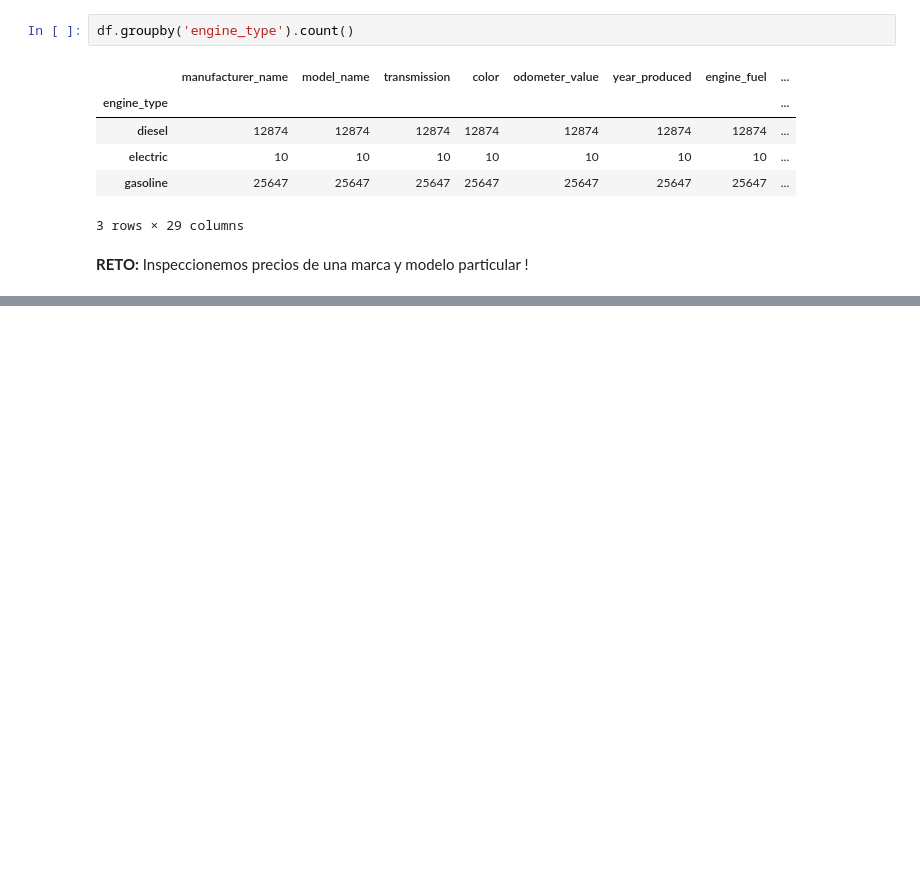
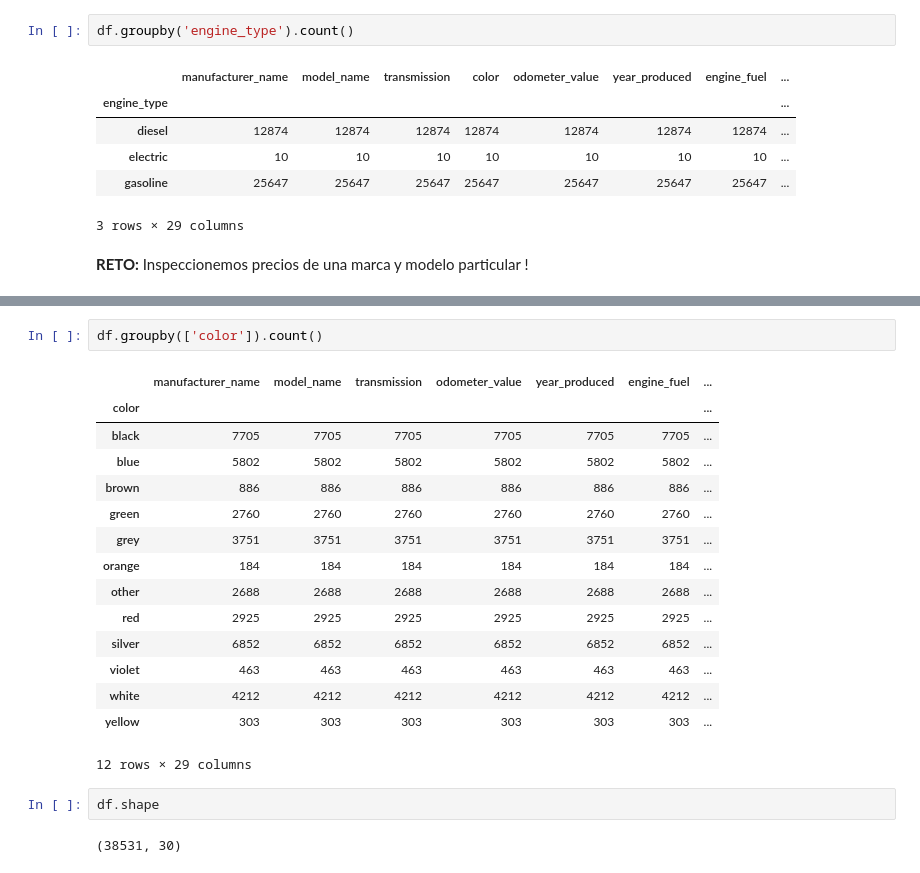
Before and after one commit to joelbarranteswins/Platzi-Courses, a Jupyter notebook: Data Science/17 Matemáticas para Data Science - Estadística Descriptiva/scripts/2_medidas_de_tendencia_central.ipynb, the cells around one changed output, grey strips where cells are left out. Saved outputs shown, nothing was run; the diff lists cells and outputs as text; blank space fills up the shorter version.

```diff
--- a/Data Science/17 Matemáticas para Data Science - Estadística Descriptiva/scripts/2_medidas_de_tendencia_central.ipynb
+++ b/Data Science/17 Matemáticas para Data Science - Estadística Descriptiva/scripts/2_medidas_de_tendencia_central.ipynb
@@ -105,0 +126,22 @@ Created in <span style='font-weight:600;margin-left:4px;'>Deepnote</span></a>
+# %%
+df.groupby(['color']).count()
+# %% [output]
+|  | manufacturer_name | model_name | transmission | odometer_value | year_produced | engine_fuel | ... |
+| color |  |  |  |  |  |  | ... |
+| black | 7705 | 7705 | 7705 | 7705 | 7705 | 7705 | ... |
+| blue | 5802 | 5802 | 5802 | 5802 | 5802 | 5802 | ... |
+| brown | 886 | 886 | 886 | 886 | 886 | 886 | ... |
+| green | 2760 | 2760 | 2760 | 2760 | 2760 | 2760 | ... |
+| grey | 3751 | 3751 | 3751 | 3751 | 3751 | 3751 | ... |
+| orange | 184 | 184 | 184 | 184 | 184 | 184 | ... |
+| other | 2688 | 2688 | 2688 | 2688 | 2688 | 2688 | ... |
+| red | 2925 | 2925 | 2925 | 2925 | 2925 | 2925 | ... |
+| silver | 6852 | 6852 | 6852 | 6852 | 6852 | 6852 | ... |
+| violet | 463 | 463 | 463 | 463 | 463 | 463 | ... |
+| white | 4212 | 4212 | 4212 | 4212 | 4212 | 4212 | ... |
+| yellow | 303 | 303 | 303 | 303 | 303 | 303 | ... |
+12 rows × 29 columns
+# %%
+df.shape
+# %% [output]
+(38531, 30)
```
Also changed, not shown: parts of 10 cells of this notebook, 38 other files.
